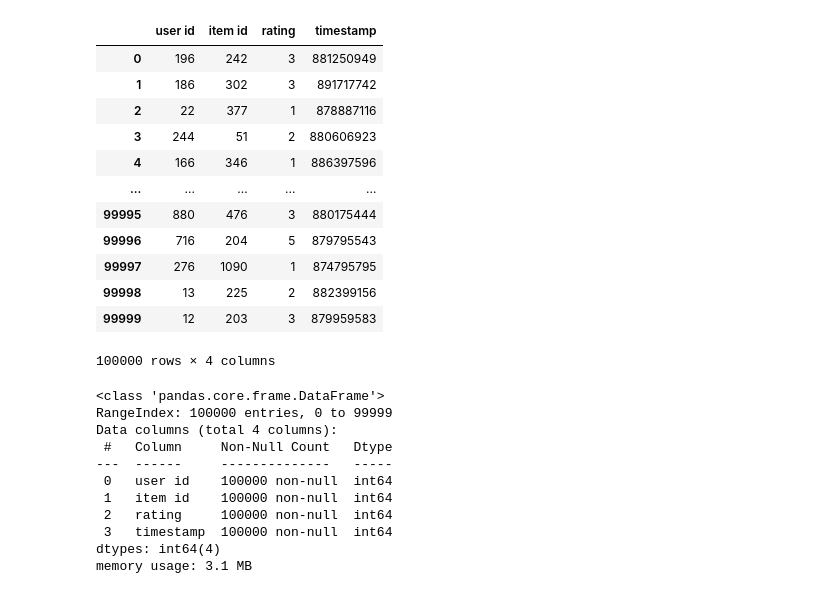
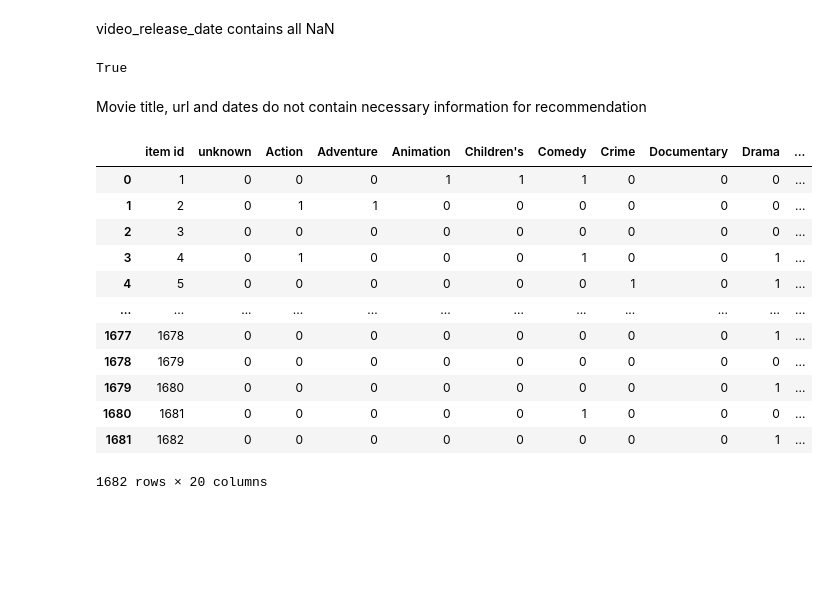
Before and after one commit to thehir0/Movie-Recommender-System, a Jupyter notebook: notebooks/data_exploration.ipynb, the cells around one changed output. Cells and saved outputs as stored; diff of their text form; code cells hidden in the pictures; blank space fills up the shorter version.

Commit message:
Data Preprocessing and feature engineering

```diff
--- a/notebooks/data_exploration.ipynb
+++ b/notebooks/data_exploration.ipynb
@@ -18,46 +6,7 @@ zsh:1: no such file or directory: /Users/adautov/Desktop/Innopolis
 # %%
-data_columns = ['user id', 'item id', 'rating', 'timestamp']
-data = pd.read_csv('../data/raw/ml-100k/u.data', sep='\t', header=None, encoding='latin-1', names=data_columns)
-
-genre_columns = ['name', 'id']
-genre = pd.read_csv('../data/raw/ml-100k/u.genre', sep='|', header=None, encoding='latin-1', names=genre_columns)
-
-item_columns = ['movie_id', 'movie_title', 'release_date', 'video_release_date', 'IMDb_URL',
+item_columns = ['item id', 'movie_title', 'release_date', 'video_release_date', 'IMDb_URL',
                 'unknown', 'Action', 'Adventure', 'Animation', "Children's", 'Comedy', 'Crime',
                 'Documentary', 'Drama', 'Fantasy', 'Film-Noir', 'Horror', 'Musical', 'Mystery',
                 'Romance', 'Sci-Fi', 'Thriller', 'War', 'Western']
 item = pd.read_csv('../data/raw/ml-100k/u.item', sep='|', header=None, encoding='latin-1',
                    names=item_columns)
-
-occupation = pd.read_csv('../data/raw/ml-100k/u.occupation', sep='|', header=None, encoding='latin-1', names=['occupation'])
-user_columns = ['user id', 'age', 'gender', 'occupation', 'zip code']
-user = pd.read_csv('../data/raw/ml-100k/u.user', sep='|', header=None, encoding='latin-1', names=user_columns)
-data
-# %% [output]
-|  | user id | item id | rating | timestamp |
-| 0 | 196 | 242 | 3 | 881250949 |
-| 1 | 186 | 302 | 3 | 891717742 |
-| 2 | 22 | 377 | 1 | 878887116 |
-| 3 | 244 | 51 | 2 | 880606923 |
-| 4 | 166 | 346 | 1 | 886397596 |
-| ... | ... | ... | ... | ... |
-| 99995 | 880 | 476 | 3 | 880175444 |
-| 99996 | 716 | 204 | 5 | 879795543 |
-| 99997 | 276 | 1090 | 1 | 874795795 |
-| 99998 | 13 | 225 | 2 | 882399156 |
-| 99999 | 12 | 203 | 3 | 879959583 |
-100000 rows × 4 columns
-# %%
-data.info()
-# %% [output]
-<class 'pandas.core.frame.DataFrame'>
-RangeIndex: 100000 entries, 0 to 99999
-Data columns (total 4 columns):
- #   Column     Non-Null Count   Dtype
----  ------     --------------   -----
- 0   user id    100000 non-null  int64
- 1   item id    100000 non-null  int64
- 2   rating     100000 non-null  int64
- 3   timestamp  100000 non-null  int64
-dtypes: int64(4)
-memory usage: 3.1 MB
@@ -66,0 +13,25 @@ folds_test = [pd.read_csv(f'../data/raw/ml-100k/u{i}.test', sep='\t', header=Non
+# %% [markdown]
+video_release_date contains all NaN
+# %%
+item['video_release_date'].isna().sum() == len(item['video_release_date'])
+# %% [output]
+True
+# %% [markdown]
+Movie title, url and dates do not contain necessary information for recommendation
+# %%
+item.drop(['movie_title','release_date','video_release_date', 'IMDb_URL'], axis=1, inplace=True)
+item
+# %% [output]
+|  | item id | unknown | Action | Adventure | Animation | Children's | Comedy | Crime | Documentary | Drama | ... |
+| 0 | 1 | 0 | 0 | 0 | 1 | 1 | 1 | 0 | 0 | 0 | ... |
+| 1 | 2 | 0 | 1 | 1 | 0 | 0 | 0 | 0 | 0 | 0 | ... |
+| 2 | 3 | 0 | 0 | 0 | 0 | 0 | 0 | 0 | 0 | 0 | ... |
+| 3 | 4 | 0 | 1 | 0 | 0 | 0 | 1 | 0 | 0 | 1 | ... |
+| 4 | 5 | 0 | 0 | 0 | 0 | 0 | 0 | 1 | 0 | 1 | ... |
+| ... | ... | ... | ... | ... | ... | ... | ... | ... | ... | ... | ... |
+| 1677 | 1678 | 0 | 0 | 0 | 0 | 0 | 0 | 0 | 0 | 1 | ... |
+| 1678 | 1679 | 0 | 0 | 0 | 0 | 0 | 0 | 0 | 0 | 0 | ... |
+| 1679 | 1680 | 0 | 0 | 0 | 0 | 0 | 0 | 0 | 0 | 1 | ... |
+| 1680 | 1681 | 0 | 0 | 0 | 0 | 0 | 1 | 0 | 0 | 0 | ... |
+| 1681 | 1682 | 0 | 0 | 0 | 0 | 0 | 0 | 0 | 0 | 1 | ... |
+1682 rows × 20 columns
```
Also changed, not shown: parts of 30 cells of this notebook, 2 other files.
